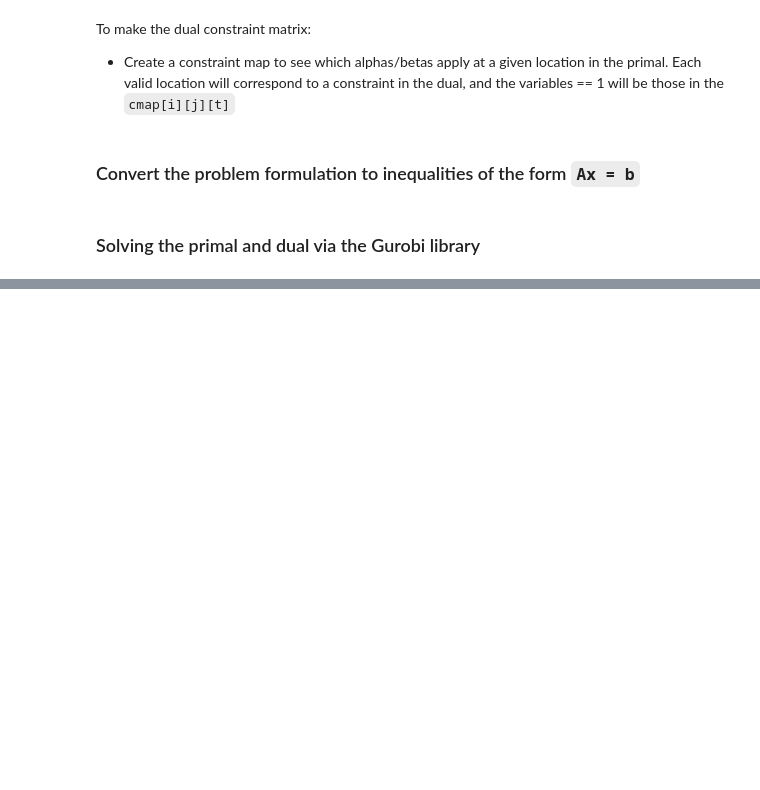
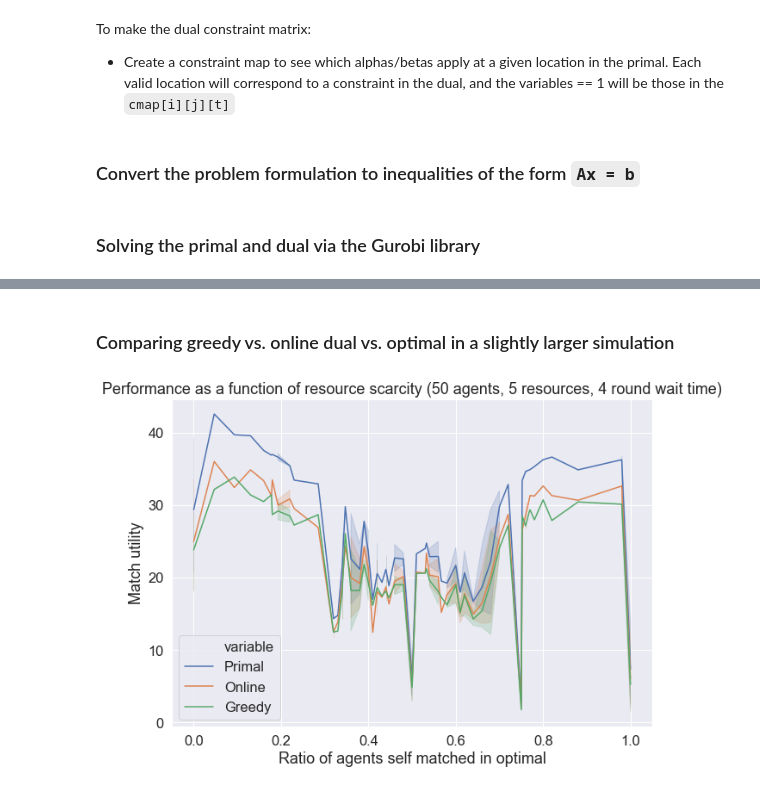
Before and after one commit to lguerdan/dynamic-matching-solver, a Jupyter notebook: v2_dynamic_matching_lp_solver_expansion2.ipynb, the cells around one changed output, grey strips where cells are left out. Cells and saved outputs as stored; diff of their text form; code cells hidden in the pictures; blank space fills up the shorter version.

```diff
--- a/v2_dynamic_matching_lp_solver_expansion2.ipynb
+++ b/v2_dynamic_matching_lp_solver_expansion2.ipynb
@@ -4,6 +4,7 @@ import numpy as np
 import pickle
 import pandas as pd
 import matplotlib.pyplot as plt
+import seaborn as sns; sns.set()
 from gurobi import *
 
 from dynamic_matching import DynamicMatchingBase
@@ -11,3 +12,5 @@ np.set_printoptions(precision=3)
 pd.options.display.max_columns = None
 from IPython.display import display, HTML
 from IPython.display import display_html
+
+sns.set(font_scale=1.5)
@@ -96,7 +237,7 @@ def primal_constraint_matrix(valid_matches, I,J,T):
             valid_mask = constraint.copy()
             endix = min(t+k[i],T)
             valid_mask[i,:,t:endix] = 1
-            constraint[(valid_matches == 1) & (valid_mask == 1)] = 1
+            constraint[(valid_mask == 1)] = 1
             constraints[cix,:] = constraint.reshape((1, constraint.shape[0] * constraint.shape[1] * constraint.shape[2]))
             cix += 1
 
@@ -718,0 +626,41 @@ sum_alpha_it(alphas, 1,6)
+# %% [markdown]
+### Comparing greedy vs. online dual vs. optimal in a slightly larger simulation
+# %%
+d=4
+J=50
+I=5
+T = J+d
+# %%
+for cmax in range(2,5):
+    for kmin in range(6,12,2):
+        for kmax in range(14,22,2):
+
+            for b in range(2):
+
+                valid_matches, pairing_weights = create_tableau(I,J,T)
+
+                k = np.insert(np.random.randint(kmin,kmax,size=I-1), 0, 1)
+                c = np.insert(np.random.randint(1,cmax,size=I-1), 0, J)
+
+                objp, allocs = primal_solutions(pairing_weights, I, J, T)
+                objd, alphas, betas = dual_solutions(valid_matches,pairing_weights, I, J, T)
+                objo, online_allocations = online_matching(I,J,T,k,c,alphas,betas,allocs,valid_matches,pairing_weights)
+                objg, greedy_allocs = greedy_matching(I,J,T,k,c,valid_matches,pairing_weights)
+
+                smr = np.round((J - allocs.sum()) / J, 3)
+
+                primal_objs.append(objp)
+                online_objs.append(objo)
+                greedy_objs.append(objg)
+                smrs.append(smr)
+# %%
+rundf = pd.DataFrame({'smrs': smrs, 'Primal': primal_objs, 'Online' : online_objs, 'Greedy': greedy_objs})
+
+plt.figure(figsize=(10,7))
+ax = sns.lineplot(x="smrs", y="value", data=pd.melt(rundf, ['smrs']), hue='variable')
+ax.set(xlabel='Ratio of agents self matched in optimal', ylabel='Match utility', title='Performance as a function of resource scarcity (50 agents, 5 resources, 4 round wait time)')
+plt.show()
+
+# display_3D([allocs,online_allocations, greedy_allocs], [comps, comp_slackness,pairing_weights], names, c, k, T)
+# %% [output]
+[figure, added]
```
Also changed, not shown: parts of 38 cells of this notebook, 5 other files.
